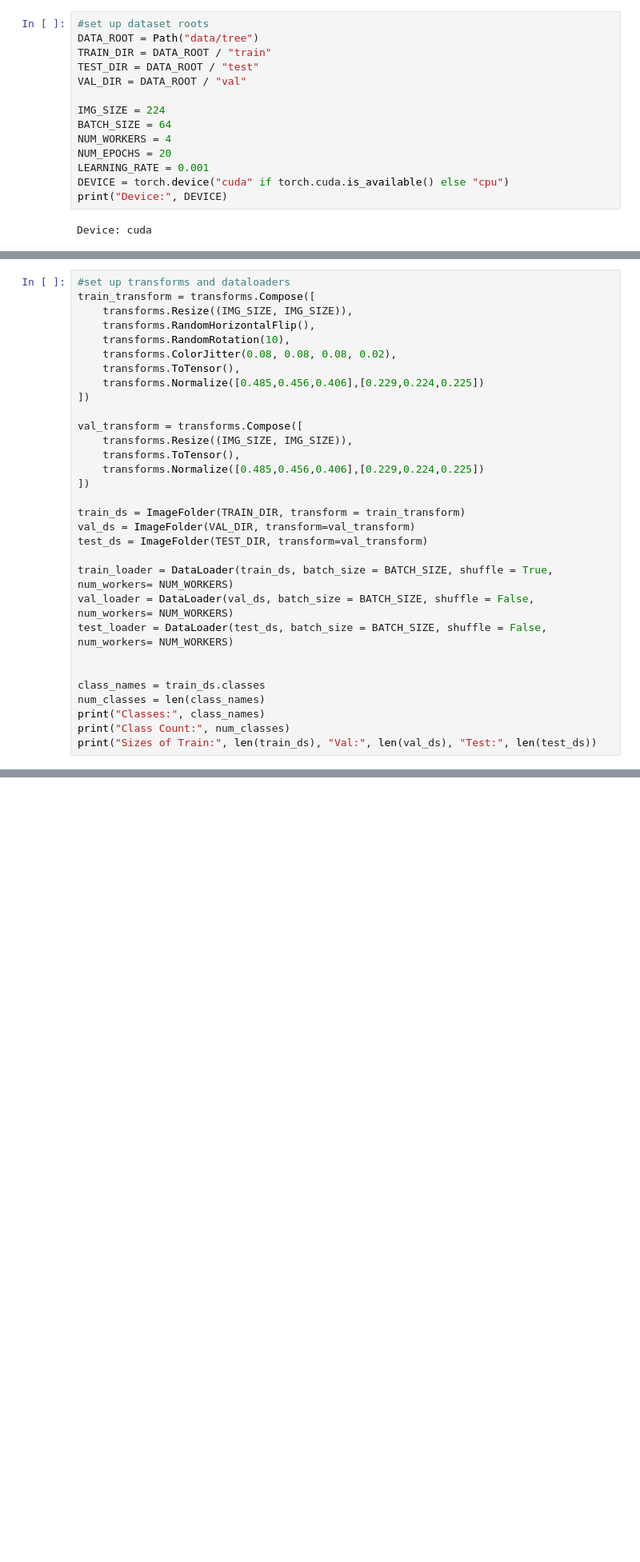
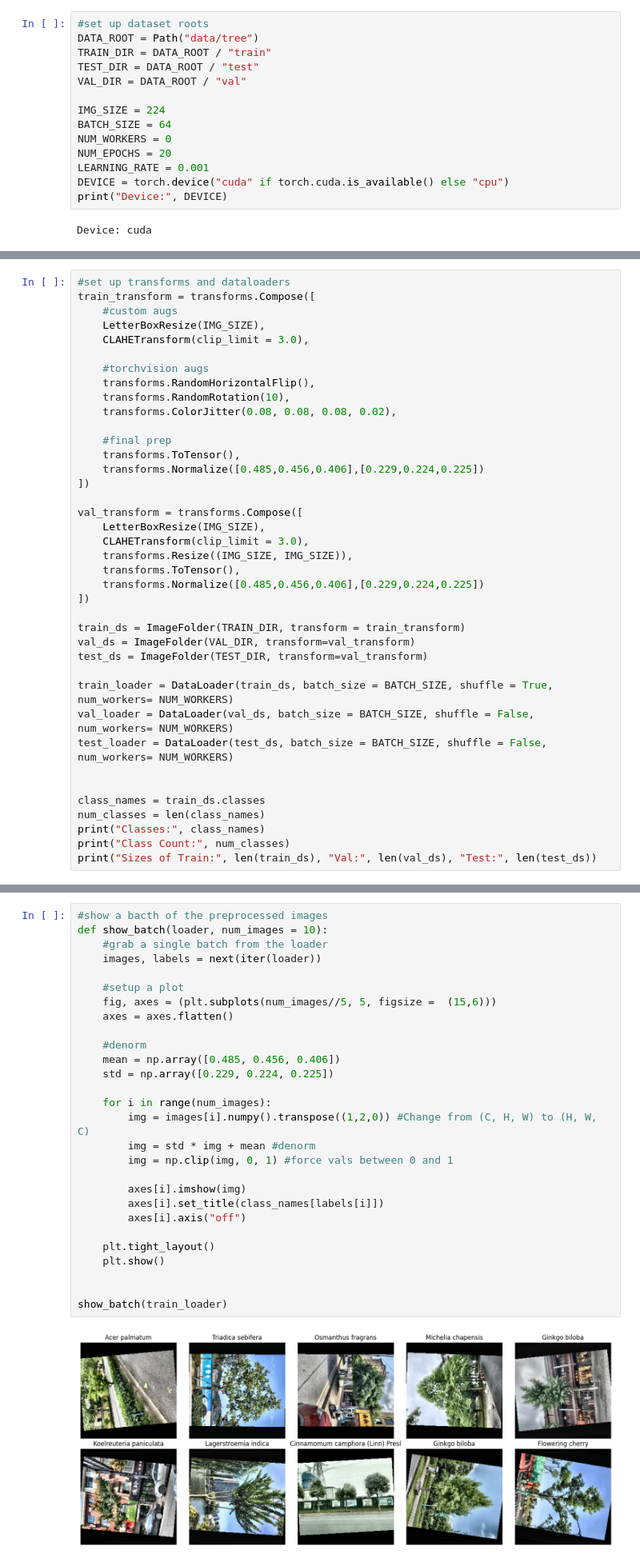
Before and after one commit to Xerass/TreeClassifierApp, a Jupyter notebook: tree_train.ipynb, the cells around one changed output, grey strips where cells are left out. Shown at 80% size. Drawn from its saved outputs; the diff is of its cells as text; blank space fills up the shorter version.

Commit message:
added better preprocessing with CLAHE and letterboxing

```diff
--- a/tree_train.ipynb
+++ b/tree_train.ipynb
@@ -23,7 +26,7 @@ VAL_DIR = DATA_ROOT / "val"
 
 IMG_SIZE = 224
 BATCH_SIZE = 64
-NUM_WORKERS = 4
+NUM_WORKERS = 0
 NUM_EPOCHS = 20
 LEARNING_RATE = 0.001
 DEVICE = torch.device("cuda" if torch.cuda.is_available() else "cpu")
@@ -33,15 +82,23 @@ Device: cuda
 # %%
 #set up transforms and dataloaders
 train_transform = transforms.Compose([
-    transforms.Resize((IMG_SIZE, IMG_SIZE)),
+    #custom augs
+    LetterBoxResize(IMG_SIZE),
+    CLAHETransform(clip_limit = 3.0),
+
+    #torchvision augs
     transforms.RandomHorizontalFlip(),
     transforms.RandomRotation(10),
     transforms.ColorJitter(0.08, 0.08, 0.08, 0.02),
+
+    #final prep
     transforms.ToTensor(),
     transforms.Normalize([0.485,0.456,0.406],[0.229,0.224,0.225])
 ])
 
 val_transform = transforms.Compose([
+    LetterBoxResize(IMG_SIZE),
+    CLAHETransform(clip_limit = 3.0),
     transforms.Resize((IMG_SIZE, IMG_SIZE)),
     transforms.ToTensor(),
     transforms.Normalize([0.485,0.456,0.406],[0.229,0.224,0.225])
@@ -65,3 +122,33 @@ print("Sizes of Train:", len(train_ds), "Val:", len(val_ds), "Test:", len(test_d
 Classes: ['Acer palmatum', 'Cedrus deodara', 'Celtis sinensis', 'Cinnamomum camphora (Linn) Presl', 'Elaeocarpus decipiens', 'Flowering cherry', 'Ginkgo biloba', 'Koelreuteria paniculata', 'Lagerstroe ...
 Class Count: 23
 Sizes of Train: 3850 Val: 482 Test: 472
+# %%
+#show a bacth of the preprocessed images
+def show_batch(loader, num_images = 10):
+    #grab a single batch from the loader
+    images, labels = next(iter(loader))
+
+    #setup a plot
+    fig, axes = (plt.subplots(num_images//5, 5, figsize =  (15,6)))
+    axes = axes.flatten()
+
+    #denorm
+    mean = np.array([0.485, 0.456, 0.406])
+    std = np.array([0.229, 0.224, 0.225])
+
+    for i in range(num_images):
+        img = images[i].numpy().transpose((1,2,0)) #Change from (C, H, W) to (H, W, C)
+        img = std * img + mean #denorm
+        img = np.clip(img, 0, 1) #force vals between 0 and 1
+
+        axes[i].imshow(img)
+        axes[i].set_title(class_names[labels[i]])
+        axes[i].axis("off")
+
+    plt.tight_layout()
+    plt.show()
+
+
+show_batch(train_loader)
+# %% [output]
+[figure, added]
```
Also changed, not shown: parts of 2 cells of this notebook.
